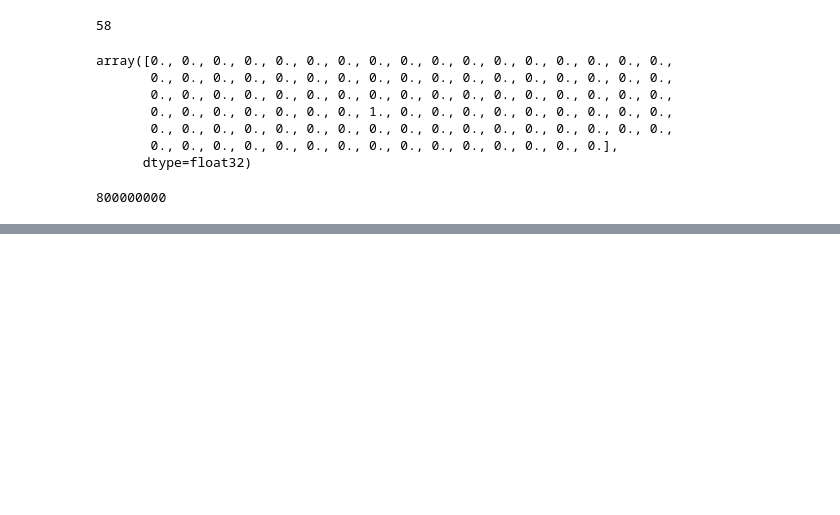
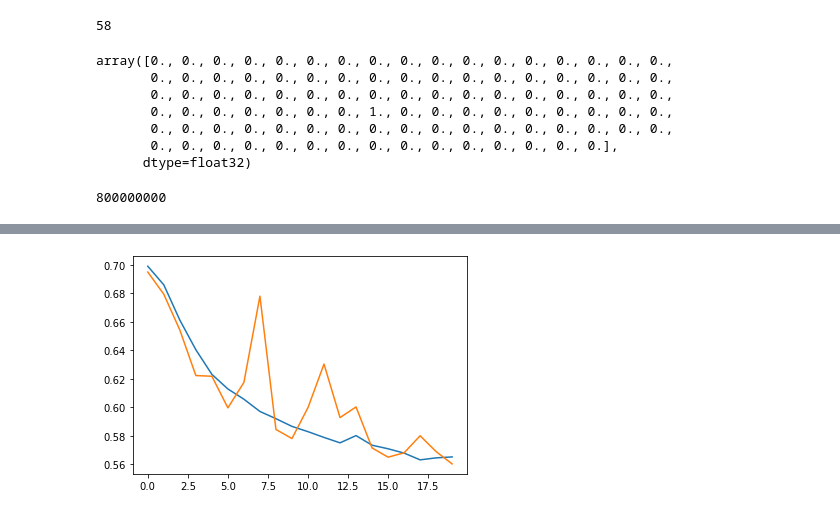
Before and after one commit to imguru-mooc/AI_Basic, a Jupyter notebook: 파이썬/16_day.ipynb, the cells around one changed output, grey strips where cells are left out. Cells and saved outputs as stored; diff of their text form; code cells hidden in the pictures; blank space fills up the shorter version.

```diff
--- a/파이썬/16_day.ipynb
+++ b/파이썬/16_day.ipynb
@@ -271,0 +352,7 @@ class RecurrentNetwork:
+# %%
+model = Sequential()
+
+model.add(SimpleRNN(32, input_shape=(100, 100)))
+model.add(Dense(1, activation='sigmoid'))
+
+model.summary()
@@ -271,0 +372,4 @@ class RecurrentNetwork:
+# %%
+model.compile(optimizer='sgd', loss='binary_crossentropy', metrics=['accuracy'])
+history = model.fit(x_train_onehot, y_train, epochs=20, batch_size=32,
+                    validation_data=(x_val_onehot, y_val))
@@ -271,0 +394,6 @@ class RecurrentNetwork:
+# %%
+plt.plot(history.history['loss'])
+plt.plot(history.history['val_loss'])
+plt.show()
+# %% [output]
+[figure, added]
```
Also changed, not shown: parts of 22 cells of this notebook, 1 other file.
